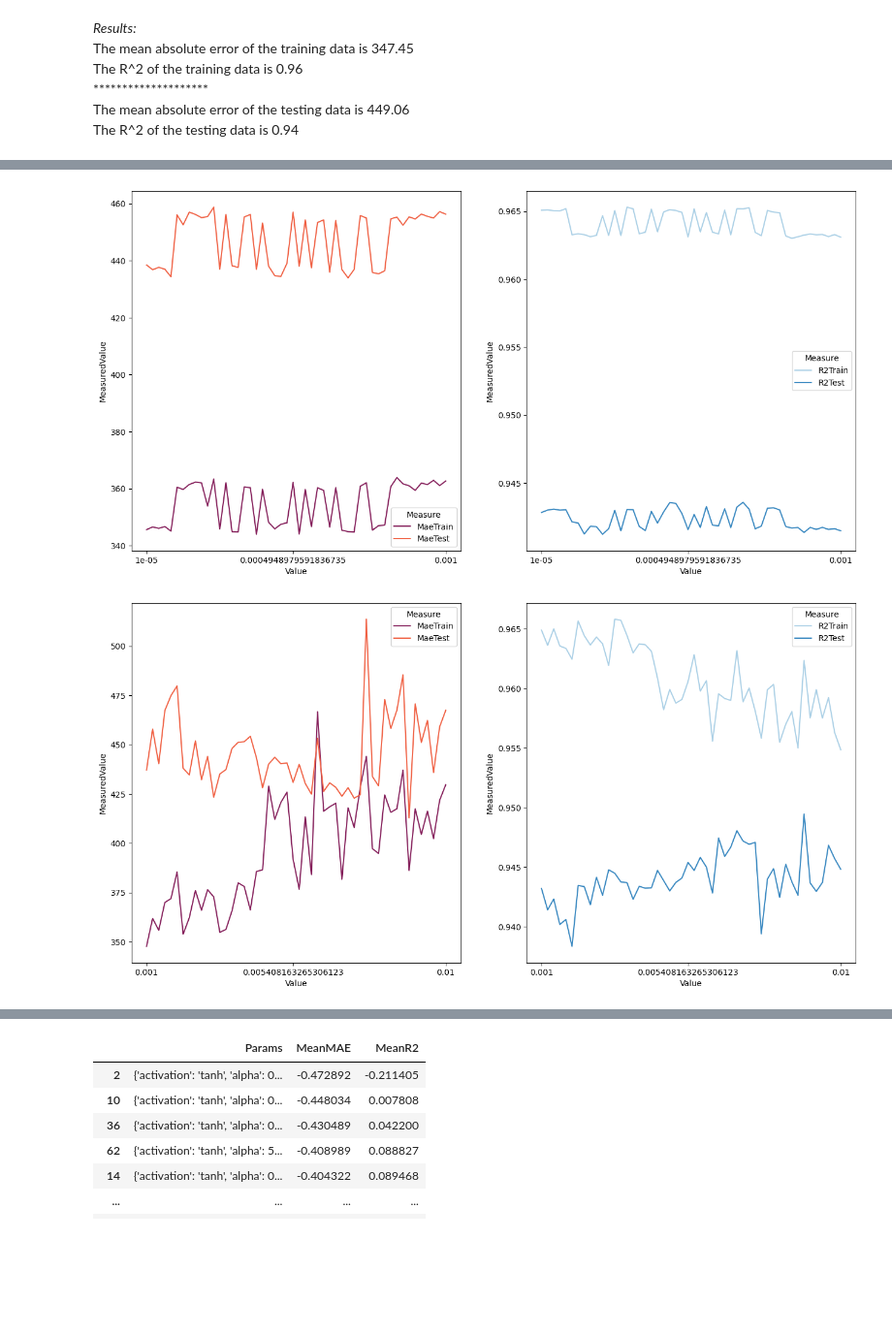
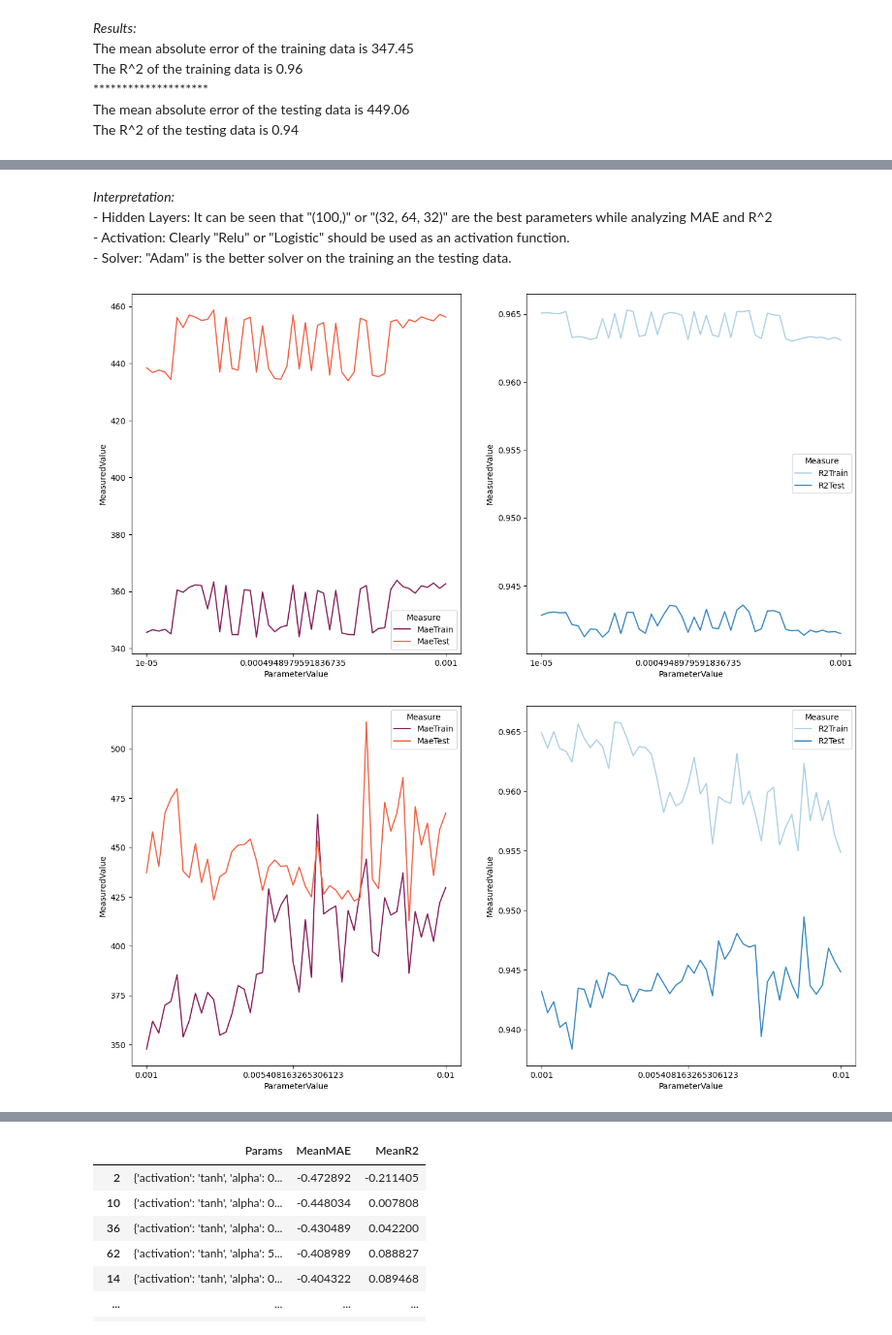
Before and after one commit to ymb287/dsf_project, a Jupyter notebook: neural_networks_scikit-learn_optimizing.ipynb, the cells around one changed output, grey strips where cells are left out. Shown: that part at 97% size. Saved outputs shown, nothing was run; the diff lists cells and outputs as text; code cells hidden in the pictures; blank space fills up the shorter version.

```diff
--- a/neural_networks_scikit-learn_optimizing.ipynb
+++ b/neural_networks_scikit-learn_optimizing.ipynb
@@ -84,19 +89,3 @@ The R^2 of the training data is 0.96 <br>
 ******************** <br>
 The mean absolute error of the testing data is 449.06 <br>
 The R^2 of the testing data is 0.94
-# %%
-# plot the results to see the results of our base scenario
-fig, ax = plt.subplots(figsize=(16, 12))
-
-#create a linspace to match the y-values
-xs = np.linspace(0, ytest.shape[0], num=ytest.shape[0])
-
-# plot the true values for 2 pca variables
-ax.scatter(xs, ytest, label="true values", alpha=0.8)
-
-# plot the predictions
-ax.scatter(xs, ypred, label="predictions", color = "red", alpha=0.2)
-
-# Add labels and legend
-ax.set_ylabel("Pedestrians")
-ax.legend()
@@ -226,23 +201,27 @@ plot_bars("solver")
+# %% [markdown]
+*Interpretation:* <br> - Hidden Layers: It can be seen that "(100,)" or "(32, 64, 32)" are the best parameters while analyzing MAE and R^2 <br> - Activation: Clearly "Relu" or "Logistic" should be used as an activation function. <br> - Solver: "Adam" is the better solver on the training an the testing data.
 # %%
+# defining a function for lineplots for some of the parameters to compare mae and r2
 def plot_lines(data_filter):
     fig, axes = plt.subplots(ncols=2, figsize=(16, 8))
     plot_data = param_testing[param_testing["Parameter"] == data_filter]
-    plot_data = pd.melt(plot_data, id_vars=["Parameter", "Value"], var_name="Measure",
+    plot_data = pd.melt(plot_data, id_vars=["Parameter", "ParameterValue"], var_name="Measure",
     value_vars=["MaeTrain", "MaeTest", "R2Train", "R2Test"], value_name="MeasuredValue")
 
     mae_data = plot_data[plot_data["Measure"].isin(["MaeTrain", "MaeTest"])]
     mae_axes = axes[0]
-    sns.lineplot(data=mae_data, x="Value", y="MeasuredValue", hue="Measure", ax=mae_axes, palette="rocket")
+    sns.lineplot(data=mae_data, x="ParameterValue", y="MeasuredValue", hue="Measure", ax=mae_axes, palette="rocket")
     mae_axes.set_xticks([0, 24, 49])
 
     r2_data = plot_data[plot_data["Measure"].isin(["R2Train", "R2Test"])]
     r2_axes = axes[1]
-    sns.lineplot(data=r2_data, x="Value", y="MeasuredValue", hue="Measure", ax=r2_axes, palette="Blues")
+    sns.lineplot(data=r2_data, x="ParameterValue", y="MeasuredValue", hue="Measure", ax=r2_axes, palette="Blues")
     r2_axes.set_xticks([0, 24, 49])
 
+# apply the function to wanted parameters for comparison
 plot_lines("alpha")
 plot_lines("learning_rate_init")
 plot_lines("max_iter")
 # %% [output]
-[figure, old version]
+[figure, new version]
-[figure, old version]
+[figure, new version]
```
Also changed, not shown: parts of 18 cells of this notebook, 1 other file.
